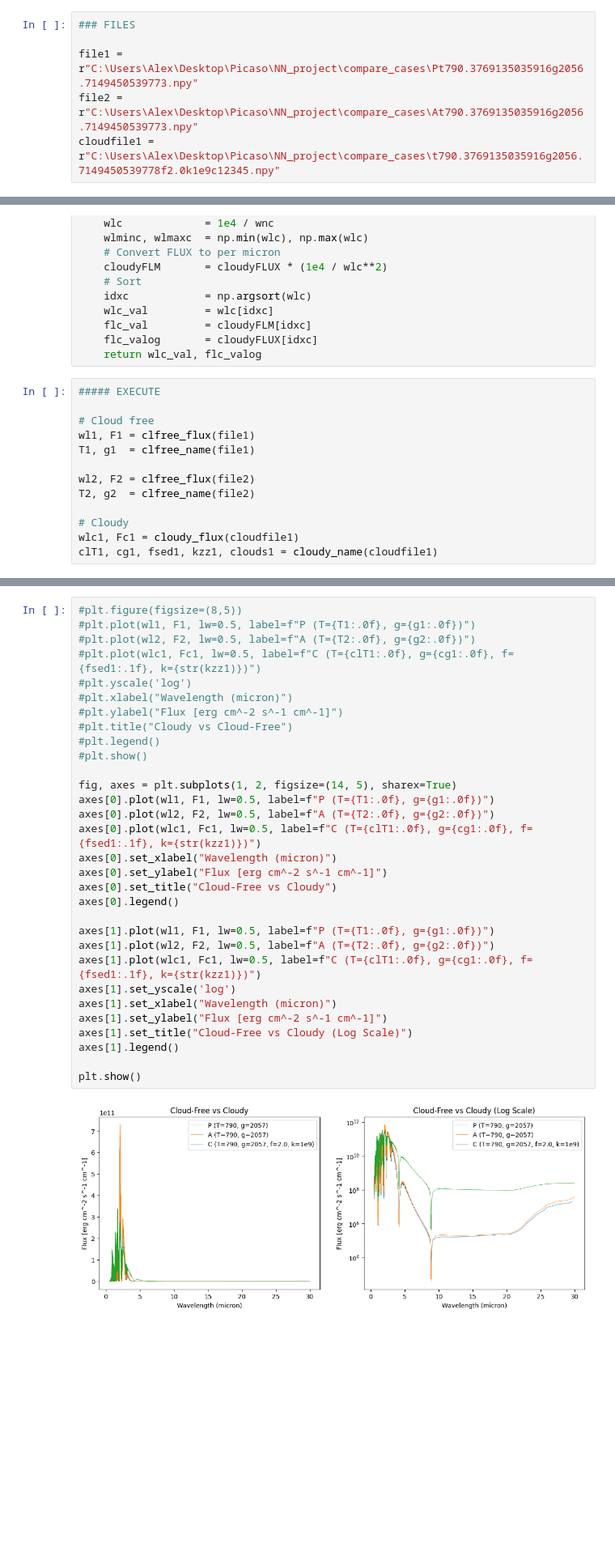
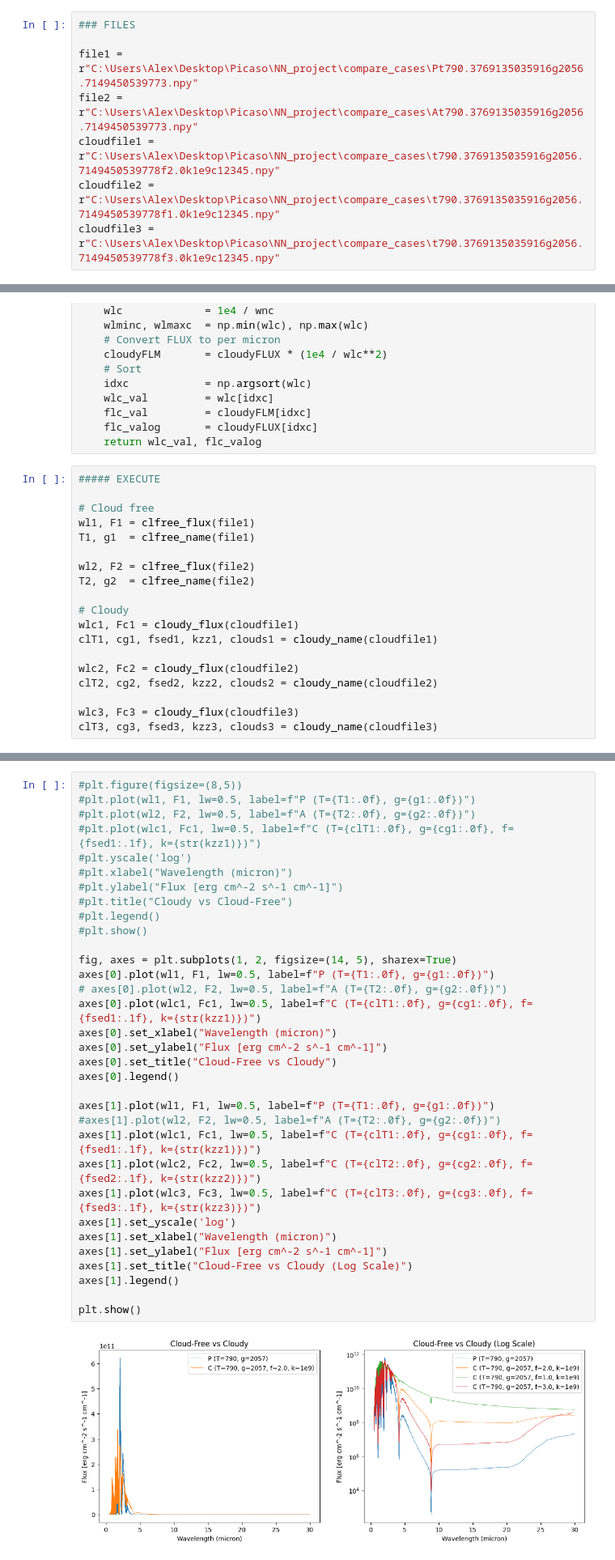
Before and after one commit to amedina-astr/NN_project, a Jupyter notebook: cloudy_spectra_code/bd_spectravis.ipynb, the cells around one changed output, grey strips where cells are left out. Shown at 81% size. Cells and saved outputs as stored; diff of their text form; blank space fills up the shorter version.

```diff
--- a/cloudy_spectra_code/bd_spectravis.ipynb
+++ b/cloudy_spectra_code/bd_spectravis.ipynb
@@ -10,6 +10,8 @@ import matplotlib.pyplot as plt
 file1 = r"C:\Users\Alex\Desktop\Picaso\NN_project\compare_cases\Pt790.3769135035916g2056.7149450539773.npy"
 file2 = r"C:\Users\Alex\Desktop\Picaso\NN_project\compare_cases\At790.3769135035916g2056.7149450539773.npy"
 cloudfile1 = r"C:\Users\Alex\Desktop\Picaso\NN_project\compare_cases\t790.3769135035916g2056.7149450539778f2.0k1e9c12345.npy"
+cloudfile2 = r"C:\Users\Alex\Desktop\Picaso\NN_project\compare_cases\t790.3769135035916g2056.7149450539778f1.0k1e9c12345.npy"
+cloudfile3 = r"C:\Users\Alex\Desktop\Picaso\NN_project\compare_cases\t790.3769135035916g2056.7149450539778f3.0k1e9c12345.npy"
 # %%
 ##### CLOUD FREE CONFIGURATION
 
@@ -92,6 +94,12 @@ T2, g2  = clfree_name(file2)
 # Cloudy
 wlc1, Fc1 = cloudy_flux(cloudfile1)
 clT1, cg1, fsed1, kzz1, clouds1 = cloudy_name(cloudfile1)
+
+wlc2, Fc2 = cloudy_flux(cloudfile2)
+clT2, cg2, fsed2, kzz2, clouds2 = cloudy_name(cloudfile2)
+
+wlc3, Fc3 = cloudy_flux(cloudfile3)
+clT3, cg3, fsed3, kzz3, clouds3 = cloudy_name(cloudfile3)
 # %%
 ##### STATS
 
@@ -186,33 +198,35 @@ plt.show()
 # %%
 #plt.figure(figsize=(8,5))
 #plt.plot(wl1, F1, lw=0.5, label=f"P (T={T1:.0f}, g={g1:.0f})")
 #plt.plot(wl2, F2, lw=0.5, label=f"A (T={T2:.0f}, g={g2:.0f})")
 #plt.plot(wlc1, Fc1, lw=0.5, label=f"C (T={clT1:.0f}, g={cg1:.0f}, f={fsed1:.1f}, k={str(kzz1)})")
 #plt.yscale('log')
 #plt.xlabel("Wavelength (micron)")
 #plt.ylabel("Flux [erg cm^-2 s^-1 cm^-1]")
 #plt.title("Cloudy vs Cloud-Free")
 #plt.legend()
 #plt.show()
 
 fig, axes = plt.subplots(1, 2, figsize=(14, 5), sharex=True)
 axes[0].plot(wl1, F1, lw=0.5, label=f"P (T={T1:.0f}, g={g1:.0f})")
-axes[0].plot(wl2, F2, lw=0.5, label=f"A (T={T2:.0f}, g={g2:.0f})")
+# axes[0].plot(wl2, F2, lw=0.5, label=f"A (T={T2:.0f}, g={g2:.0f})")
 axes[0].plot(wlc1, Fc1, lw=0.5, label=f"C (T={clT1:.0f}, g={cg1:.0f}, f={fsed1:.1f}, k={str(kzz1)})")
 axes[0].set_xlabel("Wavelength (micron)")
 axes[0].set_ylabel("Flux [erg cm^-2 s^-1 cm^-1]")
 axes[0].set_title("Cloud-Free vs Cloudy")
 axes[0].legend()
 
 axes[1].plot(wl1, F1, lw=0.5, label=f"P (T={T1:.0f}, g={g1:.0f})")
-axes[1].plot(wl2, F2, lw=0.5, label=f"A (T={T2:.0f}, g={g2:.0f})")
+#axes[1].plot(wl2, F2, lw=0.5, label=f"A (T={T2:.0f}, g={g2:.0f})")
 axes[1].plot(wlc1, Fc1, lw=0.5, label=f"C (T={clT1:.0f}, g={cg1:.0f}, f={fsed1:.1f}, k={str(kzz1)})")
+axes[1].plot(wlc2, Fc2, lw=0.5, label=f"C (T={clT2:.0f}, g={cg2:.0f}, f={fsed2:.1f}, k={str(kzz2)})")
+axes[1].plot(wlc3, Fc3, lw=0.5, label=f"C (T={clT3:.0f}, g={cg3:.0f}, f={fsed3:.1f}, k={str(kzz3)})")
 axes[1].set_yscale('log')
 axes[1].set_xlabel("Wavelength (micron)")
 axes[1].set_ylabel("Flux [erg cm^-2 s^-1 cm^-1]")
 axes[1].set_title("Cloud-Free vs Cloudy (Log Scale)")
 axes[1].legend()
 
 plt.show()
 # %% [output]
-[figure, old version]
+[figure, new version]
```
Also changed, not shown: parts of 1 cell of this notebook, 16 other files.
